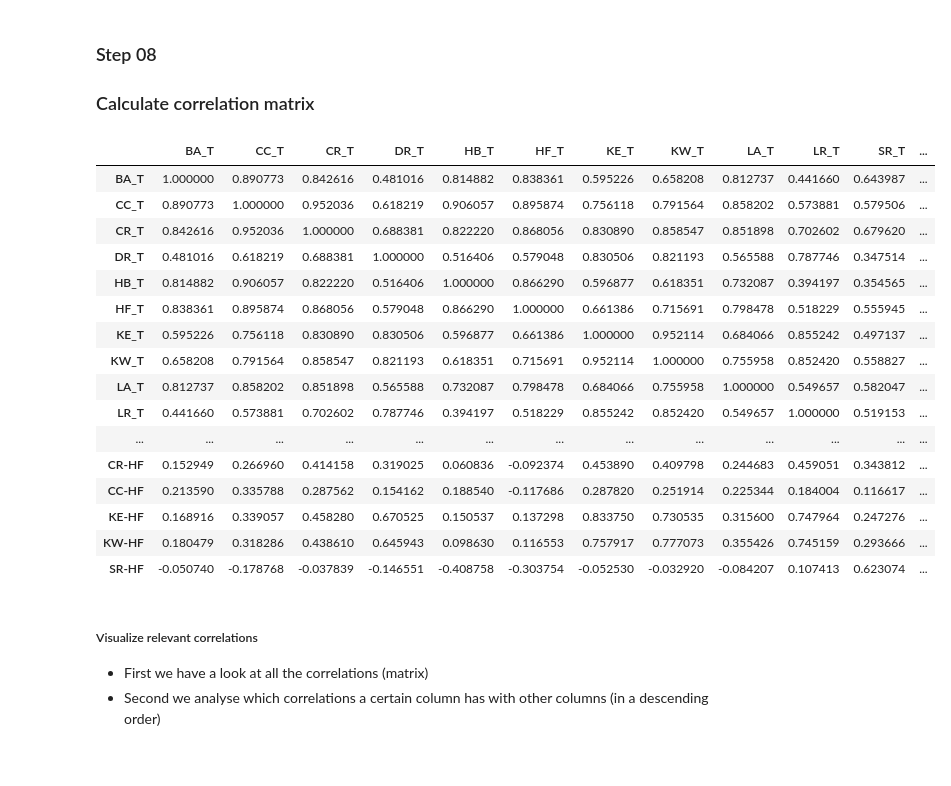
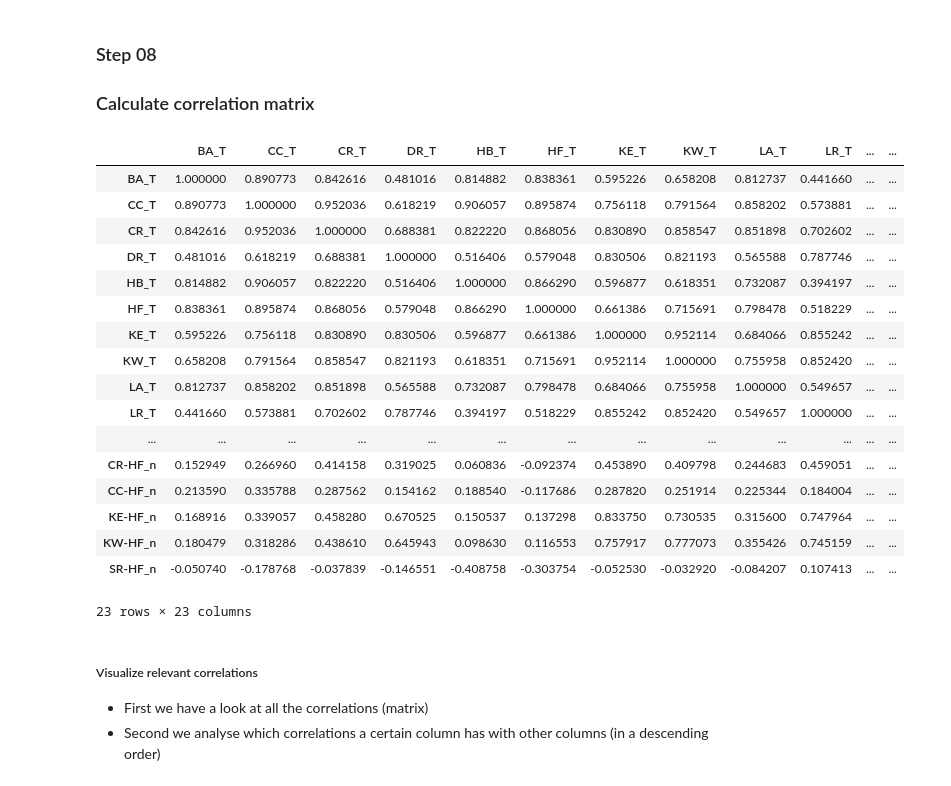
Before and after one commit to anemac1/BA_code, a Jupyter notebook: 31_analyse_basic.ipynb, the cells around one changed output. Drawn from its saved outputs; the diff is of its cells as text; code cells hidden in the pictures.

```diff
--- a/31_analyse_basic.ipynb
+++ b/31_analyse_basic.ipynb
@@ -119,16 +144,18 @@ plt.show()
 # %% [markdown]
 ##### Specific room per year
 # %%
-c = 7    #11 HF  #7 DR  36 GL_temp
+# Define specific room (=column)
 ######
-cn = all_data.iloc[:, c].name
+cn = 'HB'
+######
+cnm = cn+'_T'
 # updating our dataFrame to have only one column as rest all columns are of no use for us at the moment
 # using .to_frame() to convert pandas series into dataframe.
-all_data[cn] = pd.to_numeric(all_data[cn])
-df_short = all_data[cn].to_frame()
+df[cnm] = pd.to_numeric(df[cnm])
+df_short = df[cnm].to_frame()
 
 # set date column as index
-df_short = df_short.set_index(pd.DatetimeIndex(pd.to_datetime(all_data.iloc[:, 0])))
+df_short = df_short.set_index(pd.DatetimeIndex(pd.to_datetime(df.iloc[:, 0])))
 df_short.sort_index(inplace=True)
 #df_short = df_short.asfreq(freq='10min')
 
@@ -140,7 +167,7 @@ print(df_short.groupby('Yr', sort=False, observed=False).mean())
 grp = df_short.groupby(df_short['Yr'], sort=False, observed=False).mean()
 
 def meanof(grp):
-    y = grp[cn].agg('mean')
+    y = grp[cnm].agg('mean')
     grp['Mean_Temp'] = y
     return grp
 
@@ -153,11 +180,11 @@ my_pal = {yr: "r" if yr == 2018 else "b" for yr in df_short_yr.yr.unique()}
 ax = sns.boxplot(x='yr', y=cn, hue='yr', data=df_short_yr, palette=my_pal, legend=False) #(x=all_data.index, y=all_data.columns, data=all_data)
 '''
 ###one specific colour
-ax = sns.boxplot(x='Yr', y=cn, data=df_short_yr, color='#f667c6')     #gl=darkgoldenrod; dr=#f667c6
+ax = sns.boxplot(x='Yr', y=cnm, data=df_short_yr, color='#f667c6')     #gl=darkgoldenrod; dr=#f667c6
 #'''
 
-ax.set_xlabel(cn.replace(r'_T', ''), fontsize=14)
+ax.set_xlabel(cn, fontsize=14)  #cnm.replace(r'_T', '')
 ax.set_ylabel("Temperature", fontsize=14)
-plt.ylim(19.5, 29.5)
+plt.ylim(20.5, 25.5)
 plt.show()
 # %% [output]
@@ -254,36 +281,38 @@ Yr
 # %%
 '''
 include = ['datetime', 'float', 'int']
-all_data_sub = subset2.select_dtypes(include=include)  #subset1
+all_data_sub = df.select_dtypes(include=include)  #subset1
 print(all_data_sub)
 all_data_sub.info()
 '''
 
 # taking only special columns not to overload graph of correlation matrix
-all_data_sub_f = subset2.select_dtypes(include='float') #subset1
-all_data_sub_f = all_data_sub_f.filter(regex='^(?!OA|OG).*')
+df_float = df.select_dtypes(include='float') #subset1
+df_float = df_float.filter(regex='^(?!OA|OG).*')
 ##all_data_sub_f = all_data_sub_f.drop({'OG_T', 'OA_TL', 'OA_ZEITX'}, axis=1)
 #all_data_sub_f = all_data.select_dtypes(include='float64')
-all_data_sub_f.head()
-all_data_sub_f.corr() #dataframe.corr(method, min_periods)
+df_float.head()
+method = 'pearson' #pearson spearman
+df_float.corr(method=method) #df.corr(method, min_periods)
 # %% [output]
-|  | BA_T | CC_T | CR_T | DR_T | HB_T | HF_T | KE_T | KW_T | LA_T | LR_T | SR_T | ... |
-| BA_T | 1.000000 | 0.890773 | 0.842616 | 0.481016 | 0.814882 | 0.838361 | 0.595226 | 0.658208 | 0.812737 | 0.441660 | 0.643987 | ... |
-| CC_T | 0.890773 | 1.000000 | 0.952036 | 0.618219 | 0.906057 | 0.895874 | 0.756118 | 0.791564 | 0.858202 | 0.573881 | 0.579506 | ... |
-| CR_T | 0.842616 | 0.952036 | 1.000000 | 0.688381 | 0.822220 | 0.868056 | 0.830890 | 0.858547 | 0.851898 | 0.702602 | 0.679620 | ... |
-| DR_T | 0.481016 | 0.618219 | 0.688381 | 1.000000 | 0.516406 | 0.579048 | 0.830506 | 0.821193 | 0.565588 | 0.787746 | 0.347514 | ... |
-| HB_T | 0.814882 | 0.906057 | 0.822220 | 0.516406 | 1.000000 | 0.866290 | 0.596877 | 0.618351 | 0.732087 | 0.394197 | 0.354565 | ... |
-| HF_T | 0.838361 | 0.895874 | 0.868056 | 0.579048 | 0.866290 | 1.000000 | 0.661386 | 0.715691 | 0.798478 | 0.518229 | 0.555945 | ... |
-| KE_T | 0.595226 | 0.756118 | 0.830890 | 0.830506 | 0.596877 | 0.661386 | 1.000000 | 0.952114 | 0.684066 | 0.855242 | 0.497137 | ... |
-| KW_T | 0.658208 | 0.791564 | 0.858547 | 0.821193 | 0.618351 | 0.715691 | 0.952114 | 1.000000 | 0.755958 | 0.852420 | 0.558827 | ... |
-| LA_T | 0.812737 | 0.858202 | 0.851898 | 0.565588 | 0.732087 | 0.798478 | 0.684066 | 0.755958 | 1.000000 | 0.549657 | 0.582047 | ... |
-| LR_T | 0.441660 | 0.573881 | 0.702602 | 0.787746 | 0.394197 | 0.518229 | 0.855242 | 0.852420 | 0.549657 | 1.000000 | 0.519153 | ... |
+|  | BA_T | CC_T | CR_T | DR_T | HB_T | HF_T | KE_T | KW_T | LA_T | LR_T | ... | ... |
+| BA_T | 1.000000 | 0.890773 | 0.842616 | 0.481016 | 0.814882 | 0.838361 | 0.595226 | 0.658208 | 0.812737 | 0.441660 | ... | ... |
+| CC_T | 0.890773 | 1.000000 | 0.952036 | 0.618219 | 0.906057 | 0.895874 | 0.756118 | 0.791564 | 0.858202 | 0.573881 | ... | ... |
+| CR_T | 0.842616 | 0.952036 | 1.000000 | 0.688381 | 0.822220 | 0.868056 | 0.830890 | 0.858547 | 0.851898 | 0.702602 | ... | ... |
+| DR_T | 0.481016 | 0.618219 | 0.688381 | 1.000000 | 0.516406 | 0.579048 | 0.830506 | 0.821193 | 0.565588 | 0.787746 | ... | ... |
+| HB_T | 0.814882 | 0.906057 | 0.822220 | 0.516406 | 1.000000 | 0.866290 | 0.596877 | 0.618351 | 0.732087 | 0.394197 | ... | ... |
+| HF_T | 0.838361 | 0.895874 | 0.868056 | 0.579048 | 0.866290 | 1.000000 | 0.661386 | 0.715691 | 0.798478 | 0.518229 | ... | ... |
+| KE_T | 0.595226 | 0.756118 | 0.830890 | 0.830506 | 0.596877 | 0.661386 | 1.000000 | 0.952114 | 0.684066 | 0.855242 | ... | ... |
+| KW_T | 0.658208 | 0.791564 | 0.858547 | 0.821193 | 0.618351 | 0.715691 | 0.952114 | 1.000000 | 0.755958 | 0.852420 | ... | ... |
+| LA_T | 0.812737 | 0.858202 | 0.851898 | 0.565588 | 0.732087 | 0.798478 | 0.684066 | 0.755958 | 1.000000 | 0.549657 | ... | ... |
+| LR_T | 0.441660 | 0.573881 | 0.702602 | 0.787746 | 0.394197 | 0.518229 | 0.855242 | 0.852420 | 0.549657 | 1.000000 | ... | ... |
 | ... | ... | ... | ... | ... | ... | ... | ... | ... | ... | ... | ... | ... |
-| CR-HF | 0.152949 | 0.266960 | 0.414158 | 0.319025 | 0.060836 | -0.092374 | 0.453890 | 0.409798 | 0.244683 | 0.459051 | 0.343812 | ... |
-| CC-HF | 0.213590 | 0.335788 | 0.287562 | 0.154162 | 0.188540 | -0.117686 | 0.287820 | 0.251914 | 0.225344 | 0.184004 | 0.116617 | ... |
-| KE-HF | 0.168916 | 0.339057 | 0.458280 | 0.670525 | 0.150537 | 0.137298 | 0.833750 | 0.730535 | 0.315600 | 0.747964 | 0.247276 | ... |
-| KW-HF | 0.180479 | 0.318286 | 0.438610 | 0.645943 | 0.098630 | 0.116553 | 0.757917 | 0.777073 | 0.355426 | 0.745159 | 0.293666 | ... |
-| SR-HF | -0.050740 | -0.178768 | -0.037839 | -0.146551 | -0.408758 | -0.303754 | -0.052530 | -0.032920 | -0.084207 | 0.107413 | 0.623074 | ... |
+| CR-HF_n | 0.152949 | 0.266960 | 0.414158 | 0.319025 | 0.060836 | -0.092374 | 0.453890 | 0.409798 | 0.244683 | 0.459051 | ... | ... |
+| CC-HF_n | 0.213590 | 0.335788 | 0.287562 | 0.154162 | 0.188540 | -0.117686 | 0.287820 | 0.251914 | 0.225344 | 0.184004 | ... | ... |
+| KE-HF_n | 0.168916 | 0.339057 | 0.458280 | 0.670525 | 0.150537 | 0.137298 | 0.833750 | 0.730535 | 0.315600 | 0.747964 | ... | ... |
+| KW-HF_n | 0.180479 | 0.318286 | 0.438610 | 0.645943 | 0.098630 | 0.116553 | 0.757917 | 0.777073 | 0.355426 | 0.745159 | ... | ... |
+| SR-HF_n | -0.050740 | -0.178768 | -0.037839 | -0.146551 | -0.408758 | -0.303754 | -0.052530 | -0.032920 | -0.084207 | 0.107413 | ... | ... |
+23 rows × 23 columns
 # %% [markdown]
 ##### Visualize relevant correlations
 
```
Also changed, not shown: parts of 11 cells of this notebook, 1 other file.
